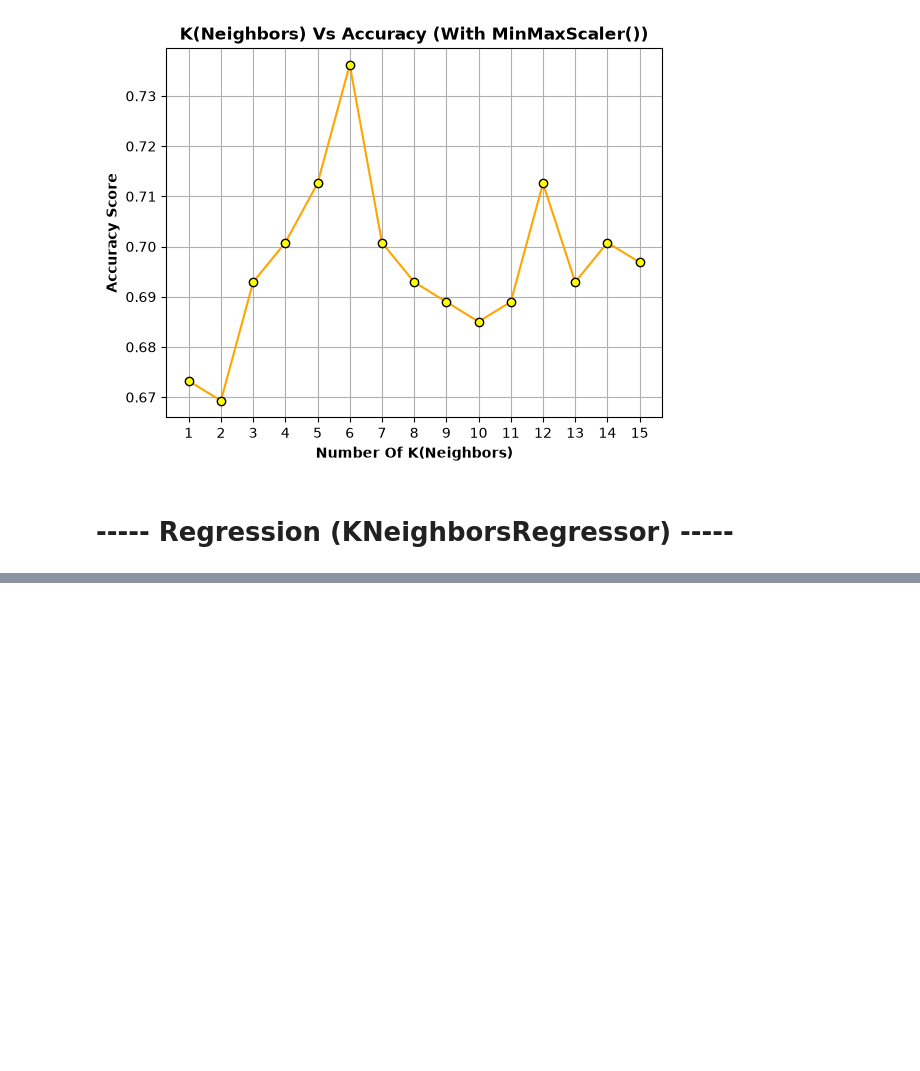
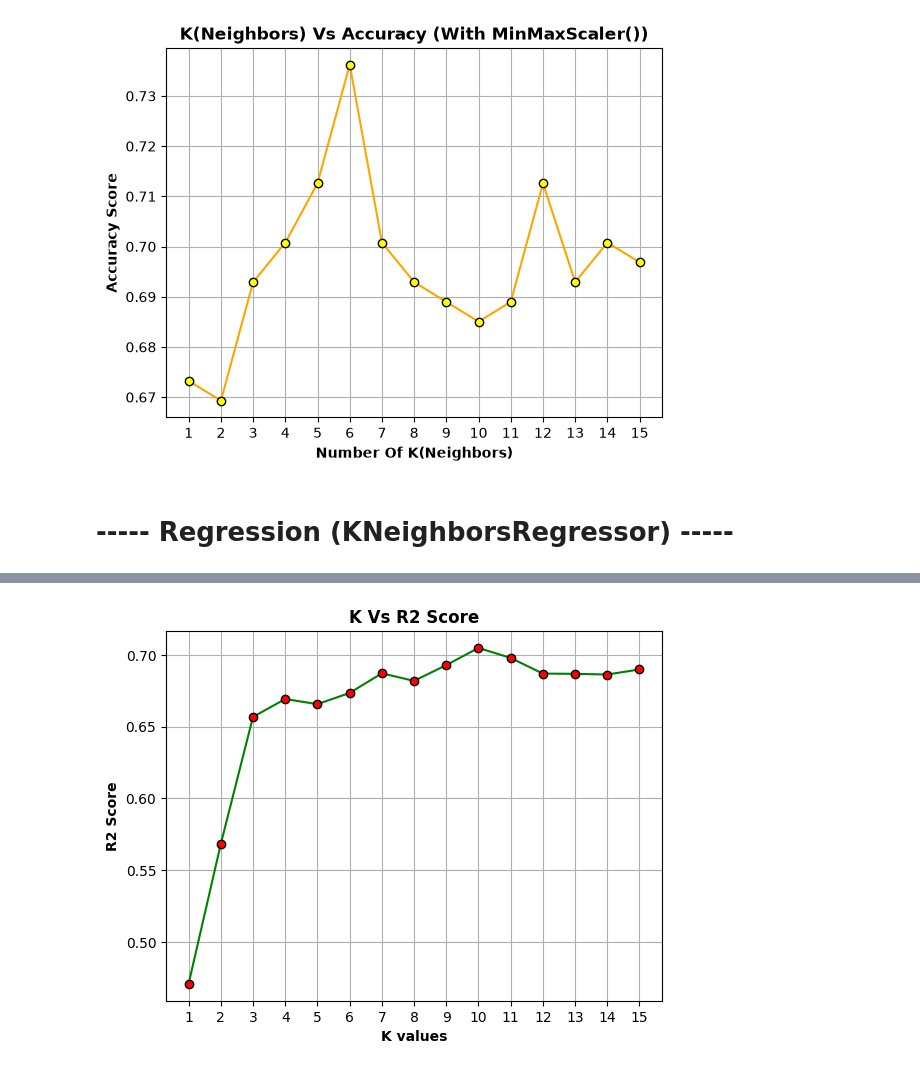
Before and after one commit to PGCP-AI3151/Machine_Learning, a Jupyter notebook: KNearest_Neighbor.ipynb, the cells around one changed output, grey strips where cells are left out. Cells and saved outputs as stored; diff of their text form; code cells hidden in the pictures; blank space fills up the shorter version.

```diff
--- a/KNearest_Neighbor.ipynb
+++ b/KNearest_Neighbor.ipynb
@@ -281,0 +316,12 @@ plt.show()
+# %%
+ohe = OneHotEncoder(sparse_output = False, drop='first').set_output(transform='pandas')
+scaler = StandardScaler().set_output(transform='pandas')
+
+ct = make_column_transformer((ohe,make_column_selector(dtype_include='object')),
+                             ('passthrough',make_column_selector(dtype_include='number')),
+                             verbose_feature_names_out = False).set_output(transform='pandas')
+
+knn = KNeighborsRegressor(n_neighbors = 5)
+# %%
+pipe = Pipeline([('CT',ct),('SCL',scaler),('KNN',knn)])
+pipe.fit(X_train,y_train)
@@ -281,0 +338,4 @@ plt.show()
+# %%
+from sklearn.metrics import r2_score
+y_pred = pipe.predict(X_test)
+r2_score(y_test,y_pred)
@@ -281,0 +344,13 @@ plt.show()
+# %%
+# For try mulitple k
+ks = [i for i in range(1,16)]
+scores = []
+
+for k in ks:
+    knn = KNeighborsRegressor(n_neighbors = k)
+    pipe = Pipeline([('CT',ct),('SCL',scaler),('KNN',knn)])
+    pipe.fit(X_train,y_train)
+    y_pred = pipe.predict(X_test)
+    scores.append([k,r2_score(y_test,y_pred)])
+df_score = pd.DataFrame(scores,columns=['K','R2 Score'])
+df_score.sort_values('R2 Score',ascending=False).head()
@@ -281,0 +364,11 @@ plt.show()
+# %%
+import matplotlib.pyplot as plt
+plt.plot(df_score['K'],df_score['R2 Score'],marker='o',color='g',markerfacecolor='r',markeredgecolor='black')
+plt.xticks(df_score['K'])
+plt.grid(True)
+plt.title('K Vs R2 Score',fontweight='bold')
+plt.xlabel('K values',fontweight='bold')
+plt.ylabel('R2 Score',fontweight='bold')
+plt.show()
+# %% [output]
+[figure, added]
```
Also changed, not shown: parts of 7 cells of this notebook.
